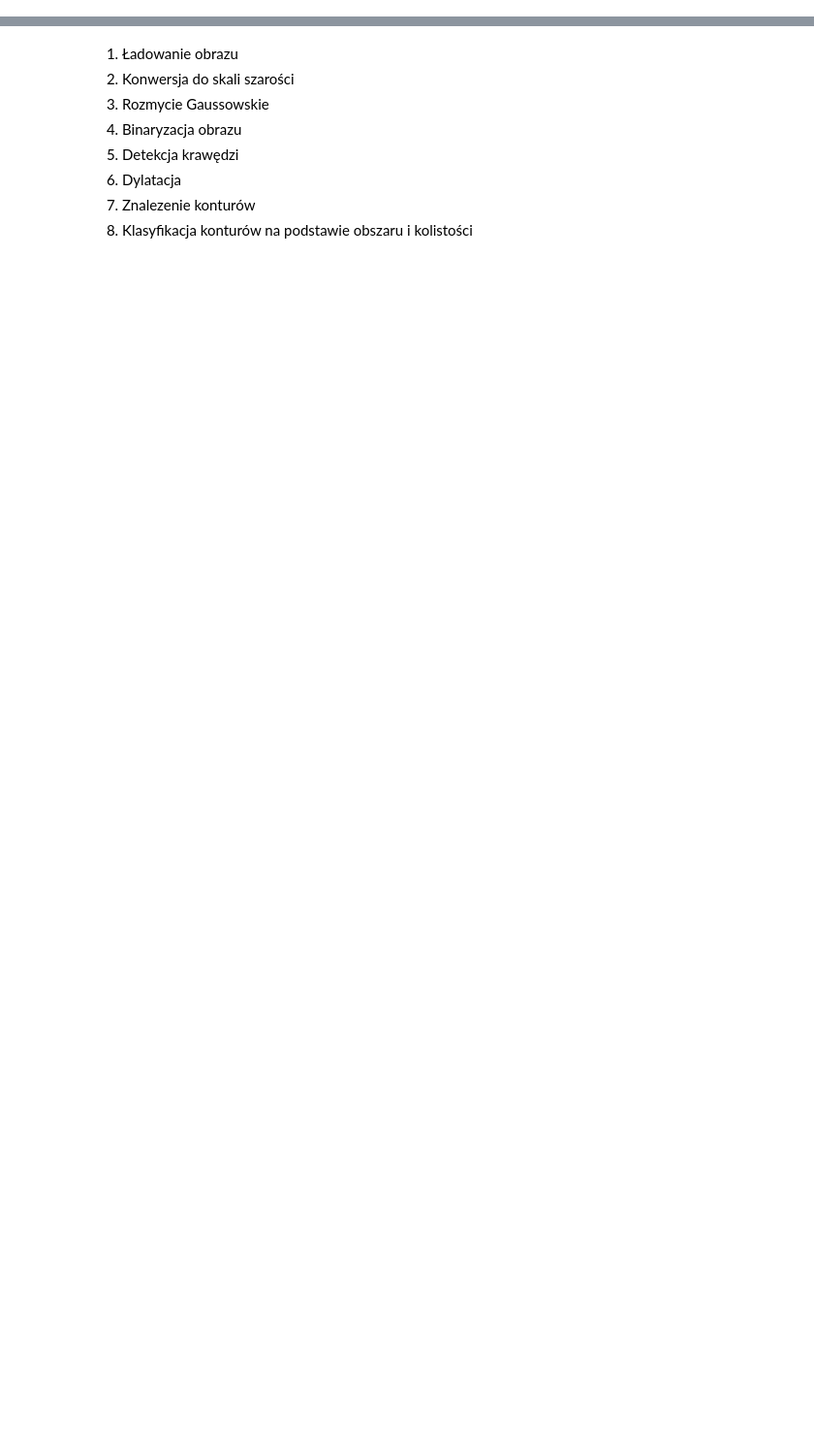
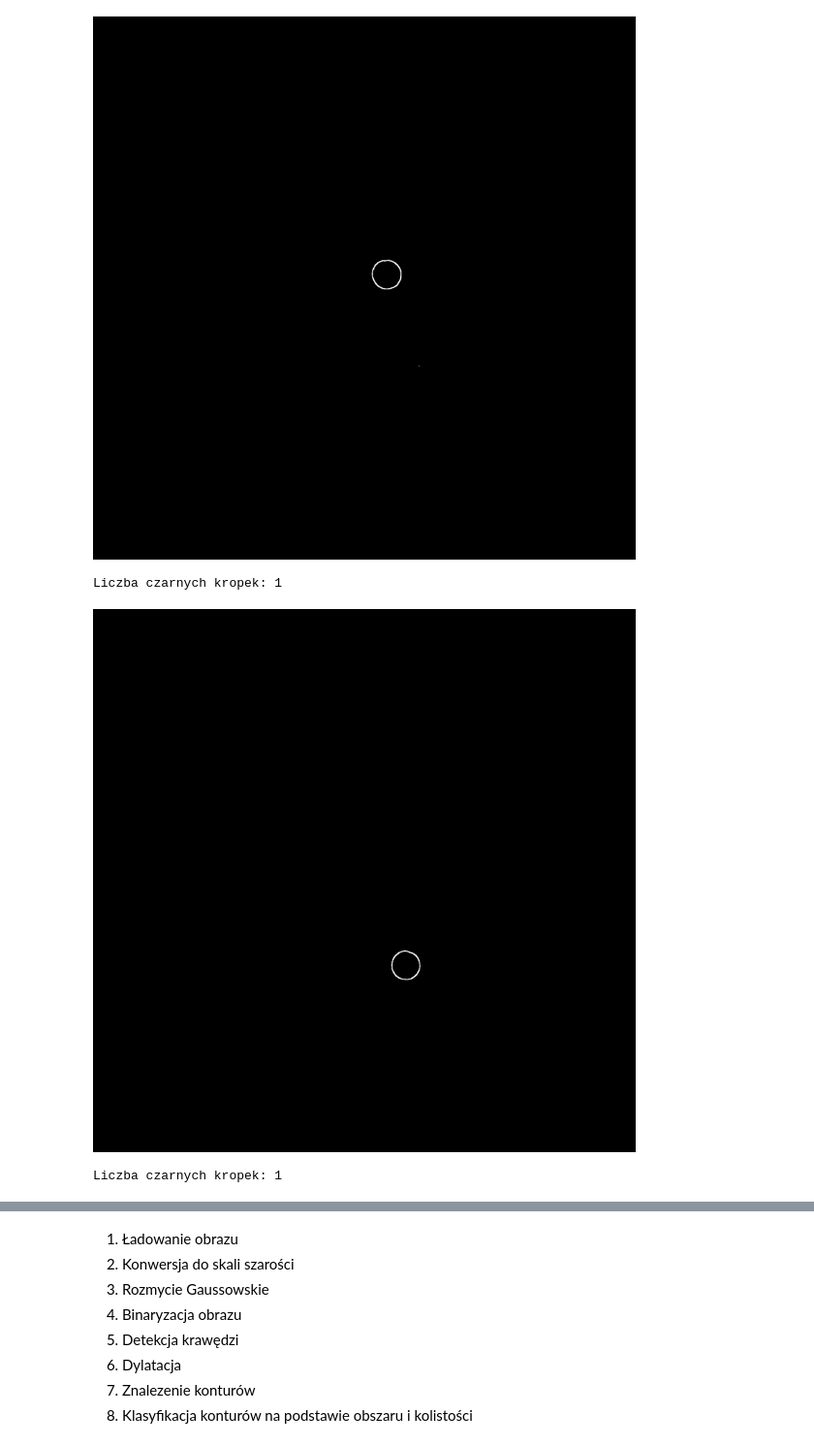
Before and after one commit to dawidstajszczyk/thesis_APO, a Jupyter notebook: image_processing.ipynb, the cells around one changed output, grey strips where cells are left out. Shown at 97% size. Cells and saved outputs as stored; diff of their text form; code cells hidden in the pictures; blank space fills up the shorter version.

Commit message:
Adding dataset

```diff
--- a/image_processing.ipynb
+++ b/image_processing.ipynb
@@ -87,0 +90,62 @@ Liczba czarnych kropek: 3
+# %%
+from skimage import io, color
+import shutil
+
+# Wyczyść workspace
+folder_path = '/content/extracted_images/processed_images'
+shutil.rmtree(folder_path, ignore_errors=True)
+
+# Ścieżka do foldera zawierającego klasy
+base_path = '/content/extracted_images/dataset/'
+
+# Lista klas
+classes = ['1', '2', '3', '4', '5', '6']
+
+# Ścieżka, w którym zostaną umieszczone przetworzone obrazy
+processed_path = '/content/extracted_images/processed_images/'
+
+# Utwórz folder processed_images, jeśli nie istnieje
+os.makedirs(processed_path, exist_ok=True)
+
+for class_label in classes:
+    class_path = os.path.join(base_path, class_label)
+    image_files = os.listdir(class_path)
+
+    for image_file in image_files:
+        image_path = os.path.join(class_path, image_file)
+
+        # Sprawdź, czy ścieżka prowadzi do pliku, a nie katalogu
+        if os.path.isfile(image_path):
+            # Wczytaj obraz
+            processed_image = io.imread(image_path)
+
+            dots_count, processed_image = count_black_dots(image_path)
+            print("Liczba czarnych kropek:", dots_count)
+
+            # Utwórz ścieżkę dla obrazu przetworzonego
+            processed_image_path = os.path.join(processed_path, class_label, image_file)
+
+            # Utwórz folder dla obrazów przetworzonych, jeśli nie istnieje
+            os.makedirs(os.path.join(processed_path, class_label), exist_ok=True)
+
+            # Zapisz przetworzony obraz w folderze processed_images
+            io.imsave(processed_image_path, (processed_image * 255).astype(np.uint8), check_contrast=False)
+        else:
+          print("Incorrect file")
+
+
+print("Images processed and saved to processed_images folder")
+'''
+#######################################
+# Ścieżka do zdjęcia
+image_path = "/content/Untitled design (1).png"
+
+# Zliczenie czarnych kropek
+dots_count = count_black_dots(image_path)
+print("Liczba czarnych kropek:", dots_count)
+'''
+# %% [output]
+[figure, added]
+Liczba czarnych kropek: 1
+[figure, added]
+Liczba czarnych kropek: 1
```
Also changed, not shown: parts of 5 cells of this notebook.
